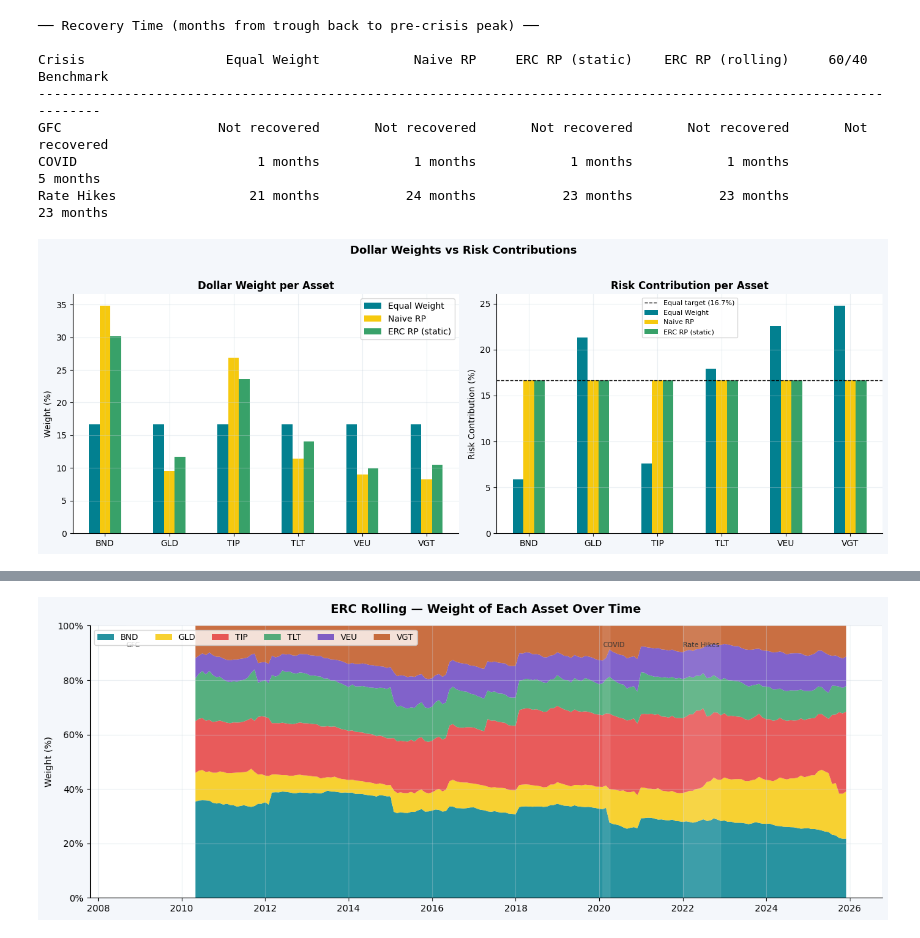
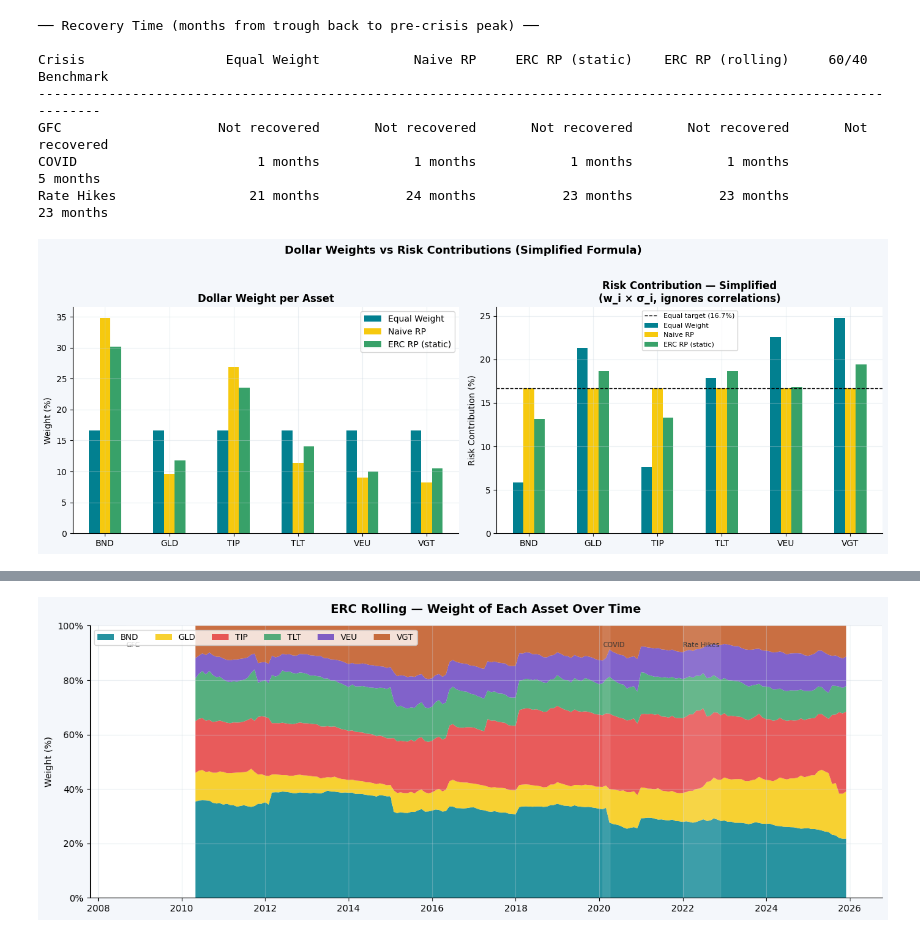
Before and after one commit to Anuj-Khadka/roboadvisor_research, a Jupyter notebook: src/models/03_risk_parity_model.ipynb, the cells around one changed output, grey strips where cells are left out. Saved outputs shown, nothing was run; the diff lists cells and outputs as text; code cells hidden in the pictures.

Commit message:
finalizing risk parity

```diff
--- a/src/models/03_risk_parity_model.ipynb
+++ b/src/models/03_risk_parity_model.ipynb
@@ -569,53 +568,60 @@ GFC                    Not recovered       Not recovered       Not recovered
 COVID                       1 months            1 months            1 months            1 months            5 months
 Rate Hikes                 21 months           24 months           23 months           23 months           23 months
 # %%
-# ── Cell 12: Weight Allocation vs Risk Contribution ──────────────────────────
-# Left chart: what percentage each asset gets in terms of dollars
-# Right chart: what percentage each asset contributes in terms of risk
-# ERC makes the right chart equal — the left chart will not be equal
+# ── Cell 12a: Risk Contribution — Simplified Formula (Diagonal Approximation) ──
+# This is the naive approach: RC_i ≈ w_i × σ_i
+# It treats each asset as independent — ignoring correlations entirely.
+# This is how Naive RP is constructed (inverse volatility weighting).
+#
+# WHY KEEP THIS: It provides a baseline to contrast against the
+# covariance-aware formula in Cell 12b. The difference between
+# the two charts reveals how much correlations actually matter.
+#
+# LIMITATION: Overstates risk contributions for correlated assets.
+# Two highly correlated assets appear to contribute independently,
+# when in reality their risks partly overlap and partly cancel.
 
 fig, axes = plt.subplots(1, 2, figsize=(14, 5))
 
 # ── Left: dollar weight allocation ───────────────────────────────────────────
 ax = axes[0]
 weight_comparison = pd.DataFrame({
     "Equal Weight"    : equal_weights * 100,
     "Naive RP"        : naive_weights * 100,
     "ERC RP (static)" : erc_weights_static * 100,
 })
 weight_comparison.plot(kind="bar", ax=ax,
                        color=["#028090", "#F6C90E", "#38A169"])
 ax.set_title("Dollar Weight per Asset", fontweight="bold")
 ax.set_ylabel("Weight (%)")
 ax.set_xlabel("")
 ax.tick_params(axis="x", rotation=0)
 
-# ── Right: risk contribution ──────────────────────────────────────────────────
+# ── Right: simplified risk contribution (ignores correlations) ────────────────
 ax = axes[1]
-equal_weight_risk_contribution = (equal_weights * asset_volatility) / \
-                                  (equal_weights * asset_volatility).sum() * 100
-naive_rp_risk_contribution     = (naive_weights * asset_volatility) / \
-                                  (naive_weights * asset_volatility).sum() * 100
+equal_weight_rc_simple = (equal_weights * asset_volatility) /                           (equal_weights * asset_volatility).sum() * 100
+naive_rp_rc_simple     = (naive_weights * asset_volatility) /                           (naive_weights * asset_volatility).sum() * 100
+erc_rc_simple          = (erc_weights_static * asset_volatility) /                           (erc_weights_static * asset_volatility).sum() * 100
 
-risk_contribution_comparison = pd.DataFrame({
-    "Equal Weight"    : equal_weight_risk_contribution,
-    "Naive RP"        : naive_rp_risk_contribution,
-    "ERC RP (static)" : risk_contribution_pct,
+risk_contribution_simple = pd.DataFrame({
+    "Equal Weight"    : equal_weight_rc_simple,
+    "Naive RP"        : naive_rp_rc_simple,
+    "ERC RP (static)" : erc_rc_simple,
 })
-risk_contribution_comparison.plot(kind="bar", ax=ax,
-                                   color=["#028090", "#F6C90E", "#38A169"])
+risk_contribution_simple.plot(kind="bar", ax=ax,
+                               color=["#028090", "#F6C90E", "#38A169"])
 ax.axhline(100 / N, color="black", linewidth=1, linestyle="--",
            label=f"Equal target ({100/N:.1f}%)")
-ax.set_title("Risk Contribution per Asset", fontweight="bold")
+ax.set_title("Risk Contribution — Simplified\n(w_i × σ_i, ignores correlations)", fontweight="bold")
 ax.set_ylabel("Risk Contribution (%)")
 ax.set_xlabel("")
 ax.tick_params(axis="x", rotation=0)
 ax.legend(fontsize=8)
 
-fig.suptitle("Dollar Weights vs Risk Contributions",
+fig.suptitle("Dollar Weights vs Risk Contributions (Simplified Formula)",
              fontsize=13, fontweight="bold", y=1.02)
 plt.tight_layout()
 plt.show()
 # %% [output]
-[figure, old version]
+[figure, new version]
 # %%
```
Also changed, not shown: parts of 2 cells of this notebook, 1 other file.
